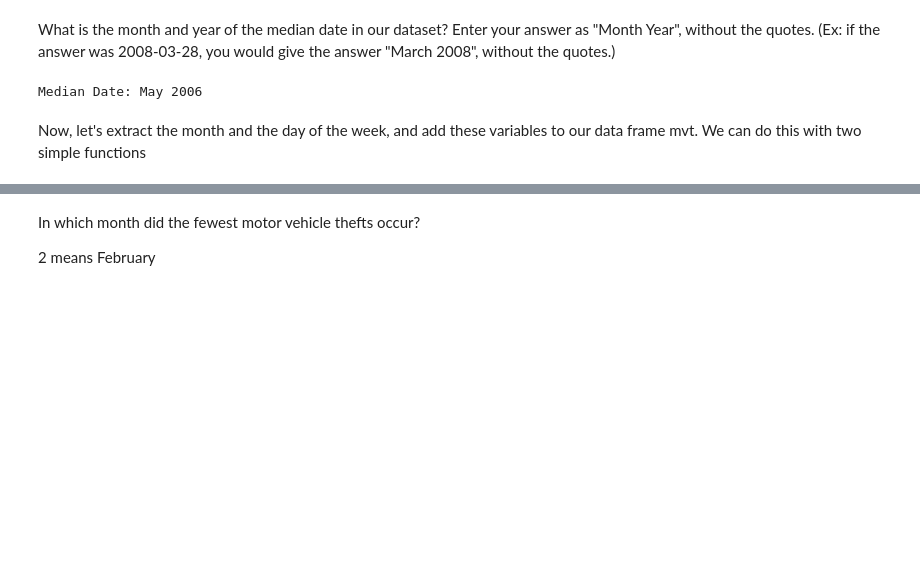
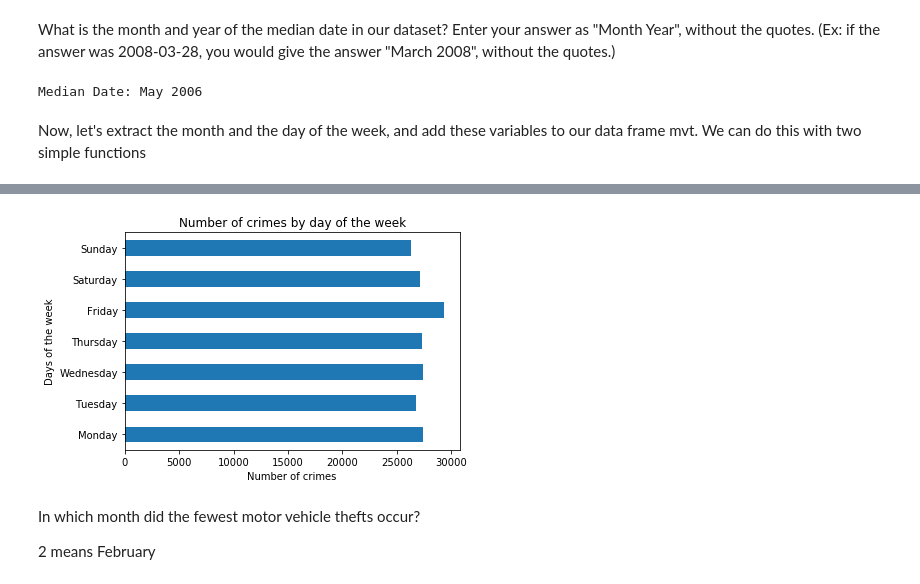
Before and after one commit to realmarcus/RegressionProgramming, a Jupyter notebook: Detective/src/Detective.ipynb, the cells around one changed output, grey strips where cells are left out. Saved outputs shown, nothing was run; the diff lists cells and outputs as text; code cells hidden in the pictures; blank space fills up the shorter version.

Commit message:
Add visualisation and solve day_of_week issue in Crime problem

```diff
--- a/Detective/src/Detective.ipynb
+++ b/Detective/src/Detective.ipynb
@@ -130,3 +130,6 @@ print("\nMedian Date:",stat.median(df.NewDate).strftime("%B %Y"))
 Median Date: May 2006
 # %% [markdown]
 Now, let's extract the month and the day of the week, and add these variables to our data frame mvt. We can do this with two simple functions
+# %%
+df['day_of_week'] = df['NewDate'].dt.dayofweek
+df.day_of_week.describe()
@@ -133,3 +146,16 @@ Now, let's extract the month and the day of the week, and add these variables to
+# %%
+import matplotlib.pyplot as plt
+import numpy as np
+
+days = ['Monday','Tuesday','Wednesday',  'Thursday', 'Friday', 'Saturday', 'Sunday']
+df.groupby([df.day_of_week]).size().plot(kind='barh')
+plt.ylabel('Days of the week')
+plt.yticks(np.arange(7), days)
+plt.xlabel('Number of crimes')
+plt.title('Number of crimes by day of the week')
+plt.show()
+# %% [output]
+[figure, added]
 # %%
 df['Month']=df['NewDate'].dt.month
 # %% [markdown]
```
Also changed, not shown: parts of 7 cells of this notebook.
